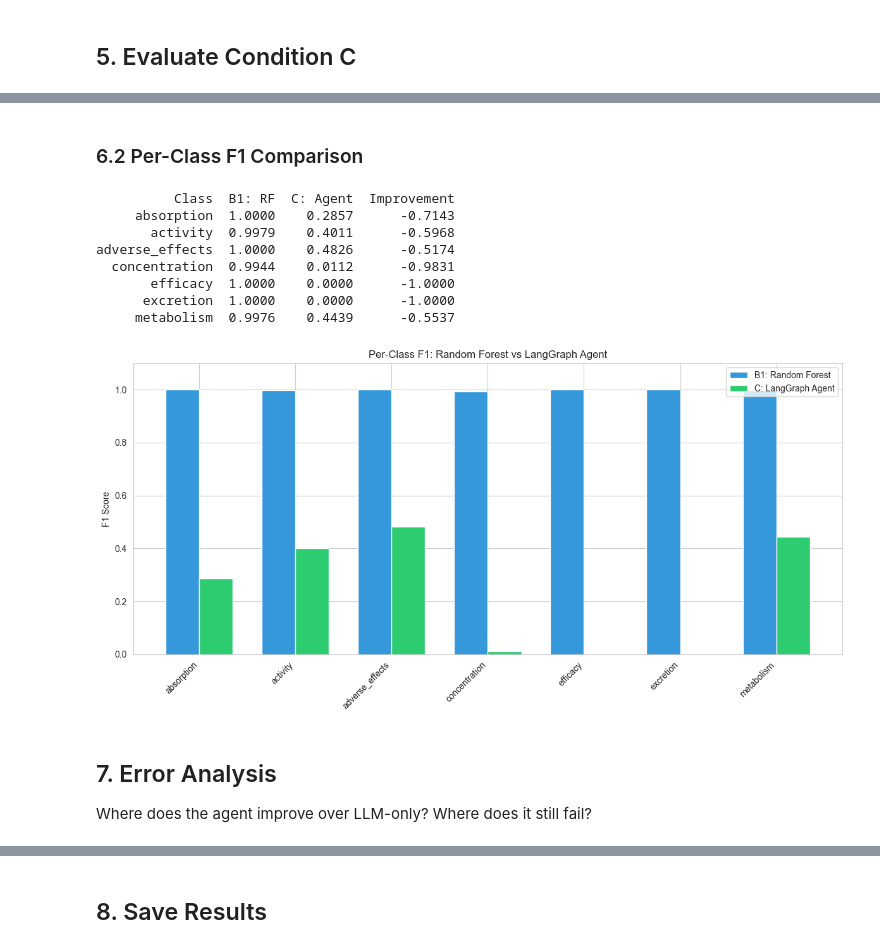
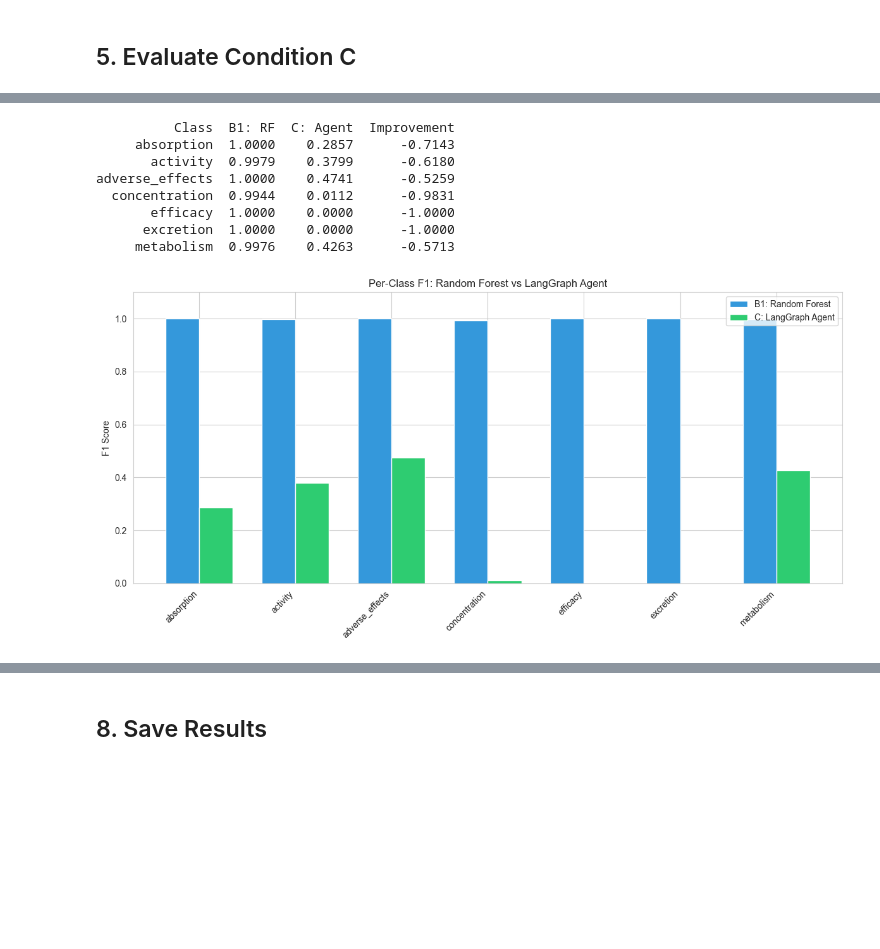
Before and after one commit to ewu18/ddi-graph-llm, a Jupyter notebook: notebooks/06_langgraph_agent.ipynb, the cells around one changed output, grey strips where cells are left out. Cells and saved outputs as stored; diff of their text form; code cells hidden in the pictures; blank space fills up the shorter version.

Commit message:
Phase 6: LangGraph agent (hypothesis falsified)

```diff
--- a/notebooks/06_langgraph_agent.ipynb
+++ b/notebooks/06_langgraph_agent.ipynb
@@ -87 +81,13 @@ Even without the full LangGraph library, this pipeline captures the core idea: t
+# %%
+# ============================================================
+# Step 1: Define the shared state schema
+# ============================================================
+
+class DDIAgentState(TypedDict):
+    """Shared state that flows through the agent graph."""
+    drug_u: str
+    drug_v: str
+    features: Optional[dict]
+    context: Optional[str]
+    prediction: Optional[str]
 # %%
@@ -231,14 +295,20 @@ predictions_c = []
 t0 = time.time()
 
 for i, (_, row) in enumerate(df_sample.iterrows()):
-    pred = run_agent(row, client)
-    predictions_c.append(pred)
+    result = agent.invoke({
+        "drug_u": row["drug_u"],
+        "drug_v": row["drug_v"],
+        "features": None,
+        "context": None,
+        "prediction": None,
+    })
+    predictions_c.append(result["prediction"])
 
     if (i + 1) % 100 == 0:
         elapsed = time.time() - t0
         rate = (i + 1) / elapsed
         eta = (len(df_sample) - i - 1) / rate
-        print(f"  [{i+1:>4}/{len(df_sample)}]  {elapsed:.0f}s elapsed, ~{eta:.0f}s remaining, rate={rate:.1f}/s")
+        print(f"  [{i+1:>4}/{len(df_sample)}]  {elapsed:.0f}s elapsed, ~{eta:.0f}s remaining")
 
 elapsed = time.time() - t0
 print(f"\nDone: {len(predictions_c)} predictions in {elapsed:.0f}s ({len(predictions_c)/elapsed:.1f}/s)")
@@ -431,49 +468,36 @@ plt.show()
-# %% [markdown]
-### 6.2 Per-Class F1 Comparison
 # %%
-from sklearn.metrics import f1_score as f1
-
 labels_list = sorted(VALID_LABELS)
-
-per_class_rf = f1(y_true, y_rf, labels=labels_list, average=None, zero_division=0)
-per_class_agent = f1(y_true, y_pred_c, labels=labels_list, average=None, zero_division=0)
+per_class_rf = f1_score(y_true, y_rf, labels=labels_list, average=None, zero_division=0)
+per_class_agent = f1_score(y_true, y_pred_c, labels=labels_list, average=None, zero_division=0)
 
 comparison = pd.DataFrame({
     'Class': labels_list,
     'B1: RF': per_class_rf,
     'C: Agent': per_class_agent,
     'Improvement': per_class_agent - per_class_rf,
 })
 print(comparison.to_string(index=False, float_format='%.4f'))
 
-# Plot
 fig, ax = plt.subplots(figsize=(12, 6))
 x = np.arange(len(labels_list))
 width = 0.35
-
-bars1 = ax.bar(x - width/2, per_class_rf, width, label='B1: Random Forest', color='#3498db')
-bars2 = ax.bar(x + width/2, per_class_agent, width, label='C: LangGraph Agent', color='#2ecc71')
-
+ax.bar(x - width/2, per_class_rf, width, label='B1: Random Forest', color='#3498db')
+ax.bar(x + width/2, per_class_agent, width, label='C: LangGraph Agent', color='#2ecc71')
 ax.set_ylabel('F1 Score')
 ax.set_title('Per-Class F1: Random Forest vs LangGraph Agent')
 ax.set_xticks(x)
 ax.set_xticklabels(labels_list, rotation=45, ha='right')
 ax.legend()
 ax.set_ylim(0, 1.1)
-
 plt.tight_layout()
 plt.show()
 # %% [output]
           Class  B1: RF  C: Agent  Improvement
      absorption  1.0000    0.2857      -0.7143
-       activity  0.9979    0.4011      -0.5968
-adverse_effects  1.0000    0.4826      -0.5174
+       activity  0.9979    0.3799      -0.6180
+adverse_effects  1.0000    0.4741      -0.5259
   concentration  0.9944    0.0112      -0.9831
        efficacy  1.0000    0.0000      -1.0000
       excretion  1.0000    0.0000      -1.0000
-     metabolism  0.9976    0.4439      -0.5537
+     metabolism  0.9976    0.4263      -0.5713
-[figure, old version]
+[figure, new version]
-# %% [markdown]
-## 7. Error Analysis
-
-Where does the agent improve over LLM-only? Where does it still fail?
```
Also changed, not shown: parts of 34 cells of this notebook, 1 other file.
